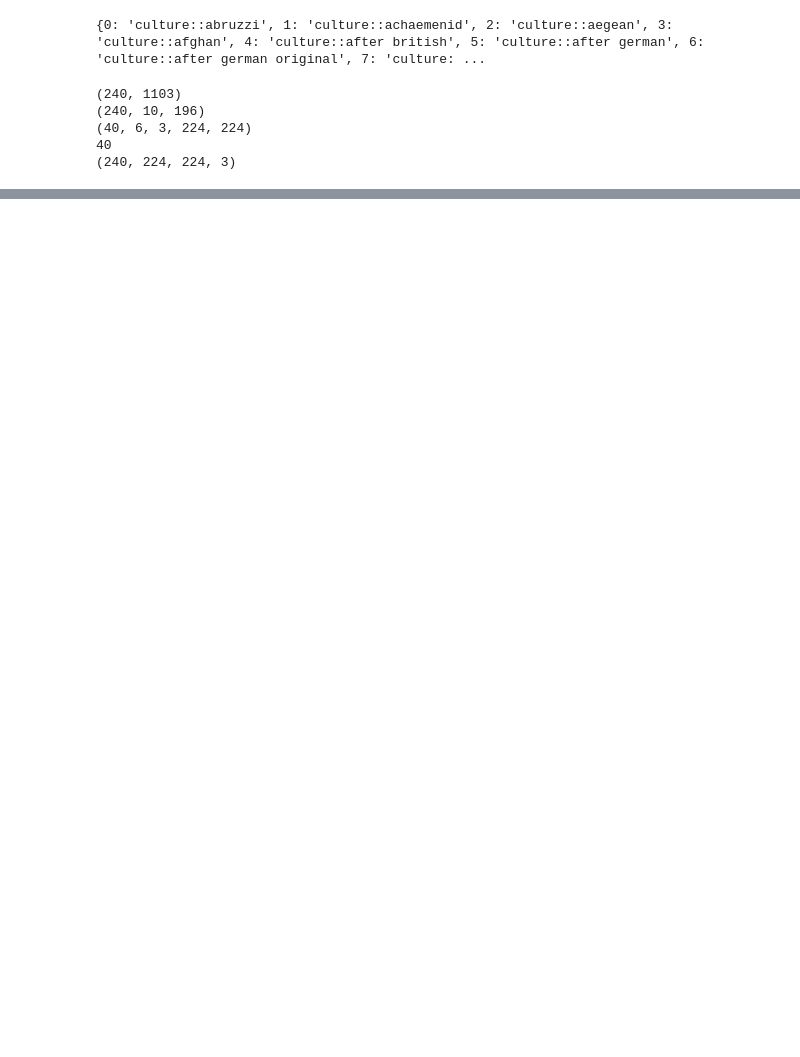
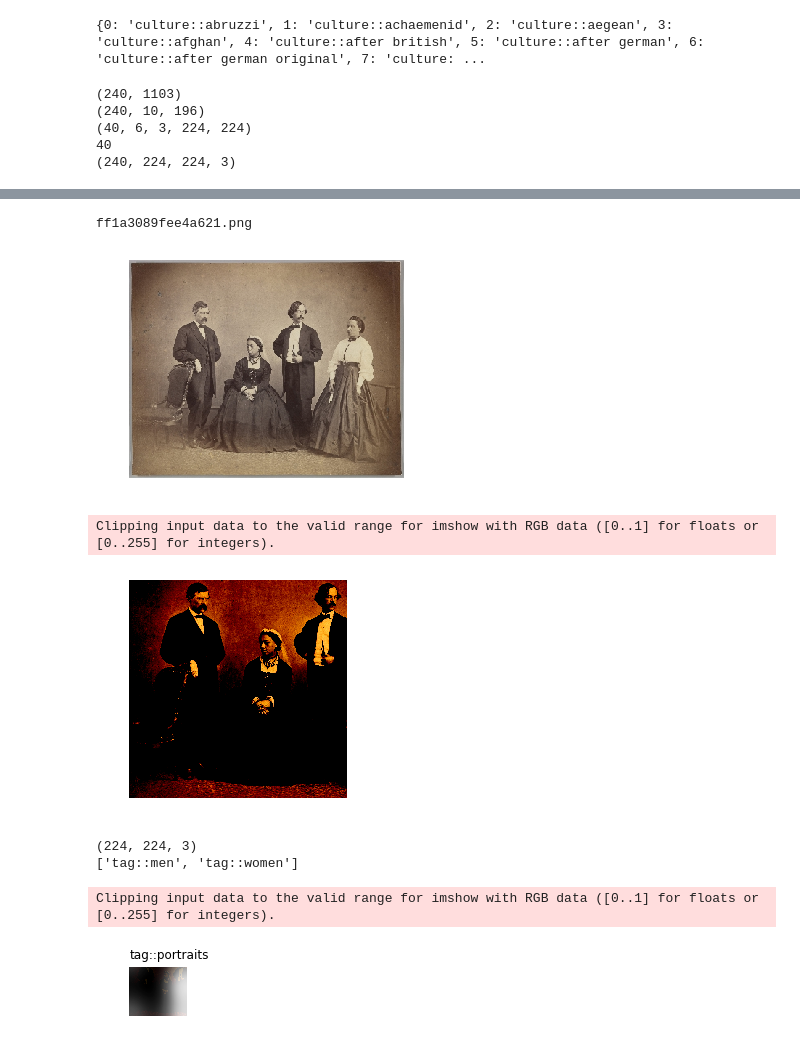
Before and after one commit to tsy935/CS231N_CZT, a Jupyter notebook: analyses/visualize_attention.ipynb, the cells around one changed output, grey strips where cells are left out. Saved outputs shown, nothing was run; the diff lists cells and outputs as text; code cells hidden in the pictures; blank space fills up the shorter version.

```diff
--- a/analyses/visualize_attention.ipynb
+++ b/analyses/visualize_attention.ipynb
@@ -164,0 +179,54 @@ Clipping input data to the valid range for imshow with RGB data ([0..1] for floa
+# %%
+id_idx = 4
+idx = id_idx * 6 + 2
+
+#id_idx = 8
+#idx = id_idx * 6 + 2
+
+#id_idx = 13
+#idx = id_idx * 6 + 1
+
+#id_idx = 19
+#idx = id_idx * 6 + 1
+
+img_path = os.path.join(test_img_dir, ids[id_idx])
+pred_label = labels_pred[idx, :]
+alpha = alphas[idx, :]
+print(ids[id_idx])
+#print(alpha[0,:])
+
+# Show raw image
+raw_img = Image.open(img_path)
+plt.imshow(raw_img)
+plt.axis('off')
+plt.show()
+
+
+img = imgs[idx,:]
+plt.imshow(img)
+plt.axis('off')
+plt.show()
+print(img.shape)
+
+
+# Print ground truth labels
+curr_id = ids[id_idx].strip('.png')
+idx_eg = label_df.index[label_df['id'] == curr_id]
+orig_label = label_df.iloc[idx_eg,1].tolist()
+orig_label = orig_label[0].split(' ')
+orig_label_names = []
+for l in orig_label:
+    orig_label_names.append(idx2class[int(l)])
+print(orig_label_names)
+
+# Show attention
+visualize_att(img, pred_label, alpha, idx2class, smooth=True)
+# %% [output]
+ff1a3089fee4a621.png
+[figure, added]
+Clipping input data to the valid range for imshow with RGB data ([0..1] for floats or [0..255] for integers).
+[figure, added]
+(224, 224, 3)
+['tag::men', 'tag::women']
+Clipping input data to the valid range for imshow with RGB data ([0..1] for floats or [0..255] for integers).
+[figure, added]
```
Also changed, not shown: parts of 7 cells of this notebook, 3 other files.
